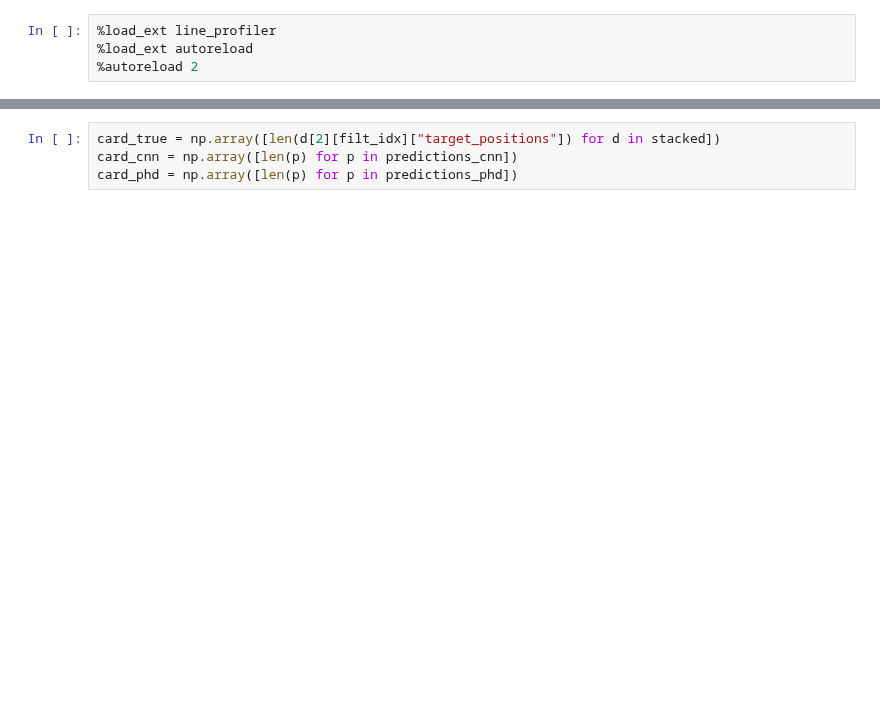
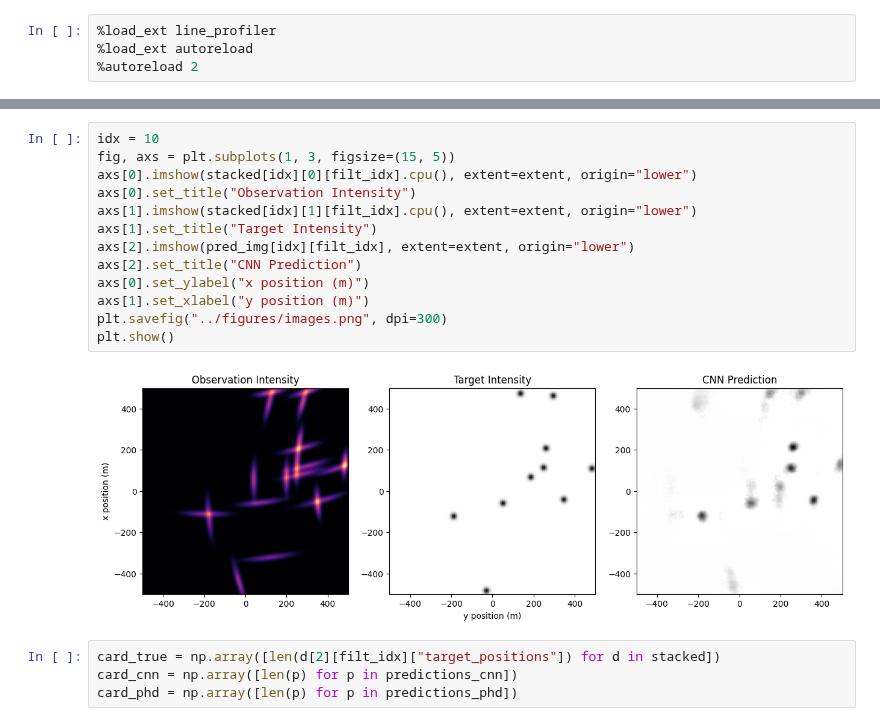
Before and after one commit to Damowerko/mtt, a Jupyter notebook: scripts/evaluate.ipynb, the cells around one changed output, grey strips where cells are left out. Drawn from its saved outputs; the diff is of its cells as text; blank space fills up the shorter version.

```diff
--- a/scripts/evaluate.ipynb
+++ b/scripts/evaluate.ipynb
@@ -89,3 +93,18 @@ ValueError: too many values to unpack (expected 2)
+# %%
+idx = 10
+fig, axs = plt.subplots(1, 3, figsize=(15, 5))
+axs[0].imshow(stacked[idx][0][filt_idx].cpu(), extent=extent, origin="lower")
+axs[0].set_title("Observation Intensity")
+axs[1].imshow(stacked[idx][1][filt_idx].cpu(), extent=extent, origin="lower")
+axs[1].set_title("Target Intensity")
+axs[2].imshow(pred_img[idx][filt_idx], extent=extent, origin="lower")
+axs[2].set_title("CNN Prediction")
+axs[0].set_ylabel("x position (m)")
+axs[1].set_xlabel("y position (m)")
+plt.savefig("../figures/images.png", dpi=300)
+plt.show()
+# %% [output]
+[figure, added]
 # %%
 card_true = np.array([len(d[2][filt_idx]["target_positions"]) for d in stacked])
 card_cnn = np.array([len(p) for p in predictions_cnn])
```
Also changed, not shown: parts of 10 cells of this notebook, 2 other files.
